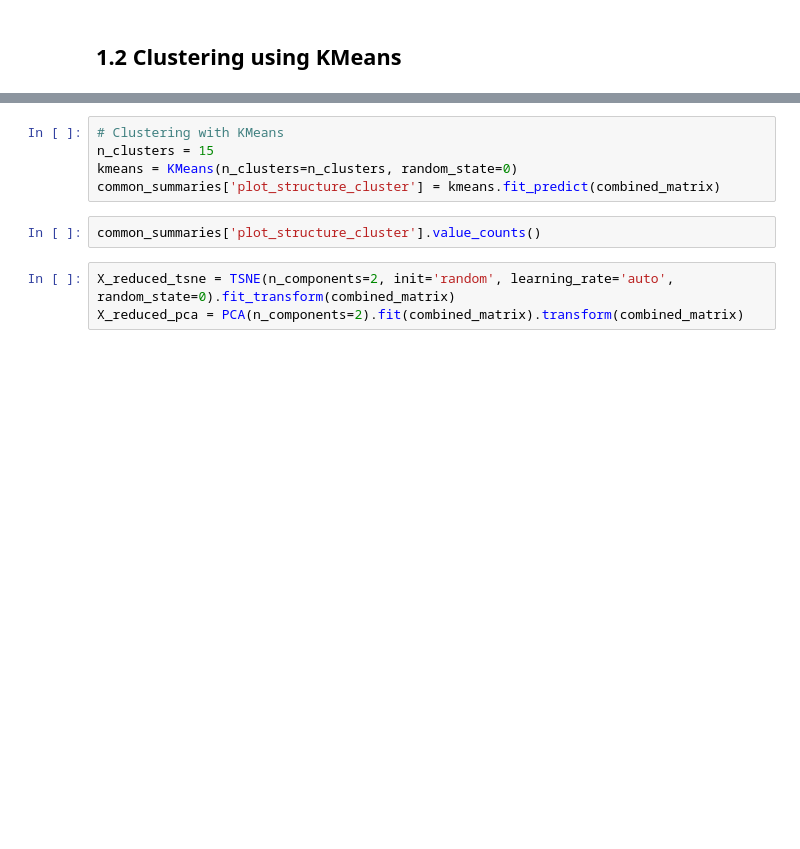
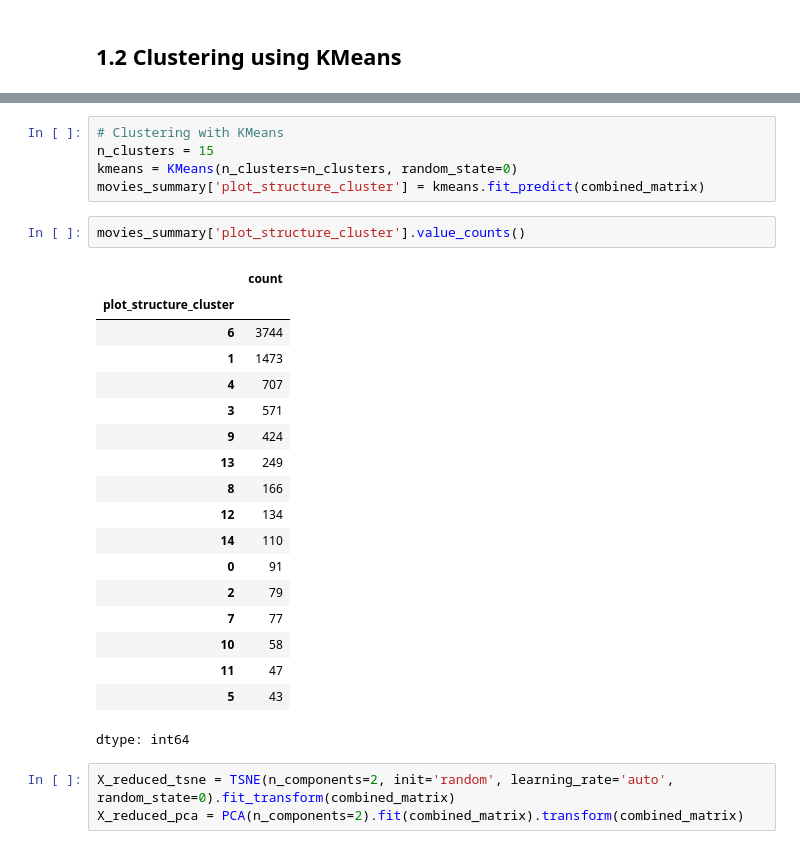
Before and after one commit to arthurEpfl/CMU_MovieCorpus_Data_Analysis, a Jupyter notebook: src/summaries.ipynb, the cells around one changed output, grey strips where cells are left out. Drawn from its saved outputs; the diff is of its cells as text; blank space fills up the shorter version.

```diff
--- a/src/summaries.ipynb
+++ b/src/summaries.ipynb
@@ -87,9 +92,28 @@ plt.show()
 # Clustering with KMeans
 n_clusters = 15
 kmeans = KMeans(n_clusters=n_clusters, random_state=0)
-common_summaries['plot_structure_cluster'] = kmeans.fit_predict(combined_matrix)
+movies_summary['plot_structure_cluster'] = kmeans.fit_predict(combined_matrix)
 # %%
-common_summaries['plot_structure_cluster'].value_counts()
+movies_summary['plot_structure_cluster'].value_counts()
+# %% [output]
+|  | count |
+| plot_structure_cluster |  |
+| 6 | 3744 |
+| 1 | 1473 |
+| 4 | 707 |
+| 3 | 571 |
+| 9 | 424 |
+| 13 | 249 |
+| 8 | 166 |
+| 12 | 134 |
+| 14 | 110 |
+| 0 | 91 |
+| 2 | 79 |
+| 7 | 77 |
+| 10 | 58 |
+| 11 | 47 |
+| 5 | 43 |
+dtype: int64
 # %%
 X_reduced_tsne = TSNE(n_components=2, init='random', learning_rate='auto', random_state=0).fit_transform(combined_matrix)
 X_reduced_pca = PCA(n_components=2).fit(combined_matrix).transform(combined_matrix)
```
Also changed, not shown: parts of 24 cells of this notebook.
